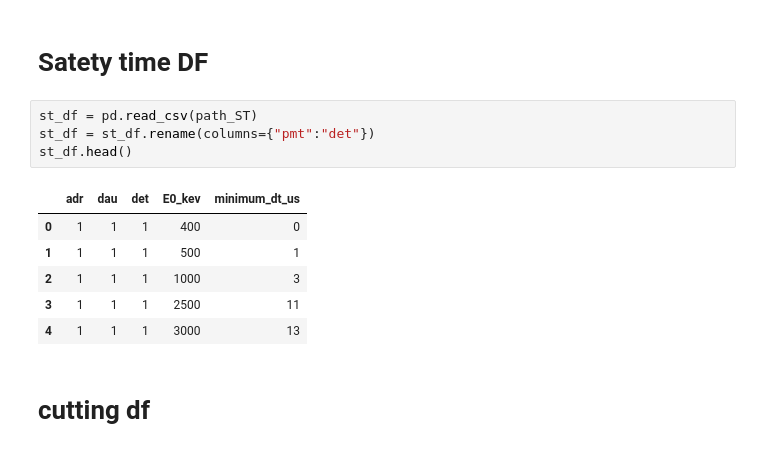
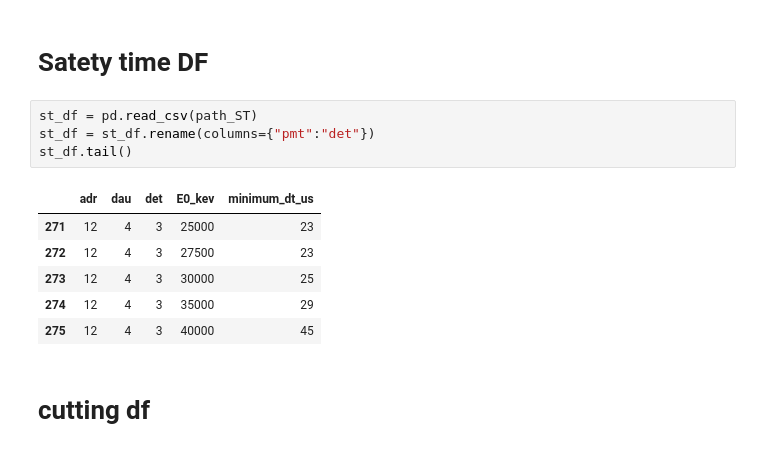
Before and after one commit to AndreasRamsli/GRB, a Jupyter notebook: src/safety_time.ipynb, the cells around one changed output. Drawn from its saved outputs; the diff is of its cells as text.

```diff
--- a/src/safety_time.ipynb
+++ b/src/safety_time.ipynb
@@ -29,14 +29,14 @@ Pandas syntax:
 # %%
 st_df = pd.read_csv(path_ST)
 st_df = st_df.rename(columns={"pmt":"det"})
-st_df.head()
+st_df.tail()
 # %% [output]
 |  | adr | dau | det | E0_kev | minimum_dt_us |
-| 0 | 1 | 1 | 1 | 400 | 0 |
-| 1 | 1 | 1 | 1 | 500 | 1 |
-| 2 | 1 | 1 | 1 | 1000 | 3 |
-| 3 | 1 | 1 | 1 | 2500 | 11 |
-| 4 | 1 | 1 | 1 | 3000 | 13 |
+| 271 | 12 | 4 | 3 | 25000 | 23 |
+| 272 | 12 | 4 | 3 | 27500 | 23 |
+| 273 | 12 | 4 | 3 | 30000 | 25 |
+| 274 | 12 | 4 | 3 | 35000 | 29 |
+| 275 | 12 | 4 | 3 | 40000 | 45 |
 # %% [markdown]
 # cutting df
 # %%
```
Also changed, not shown: parts of 8 cells of this notebook, 13 other files.
